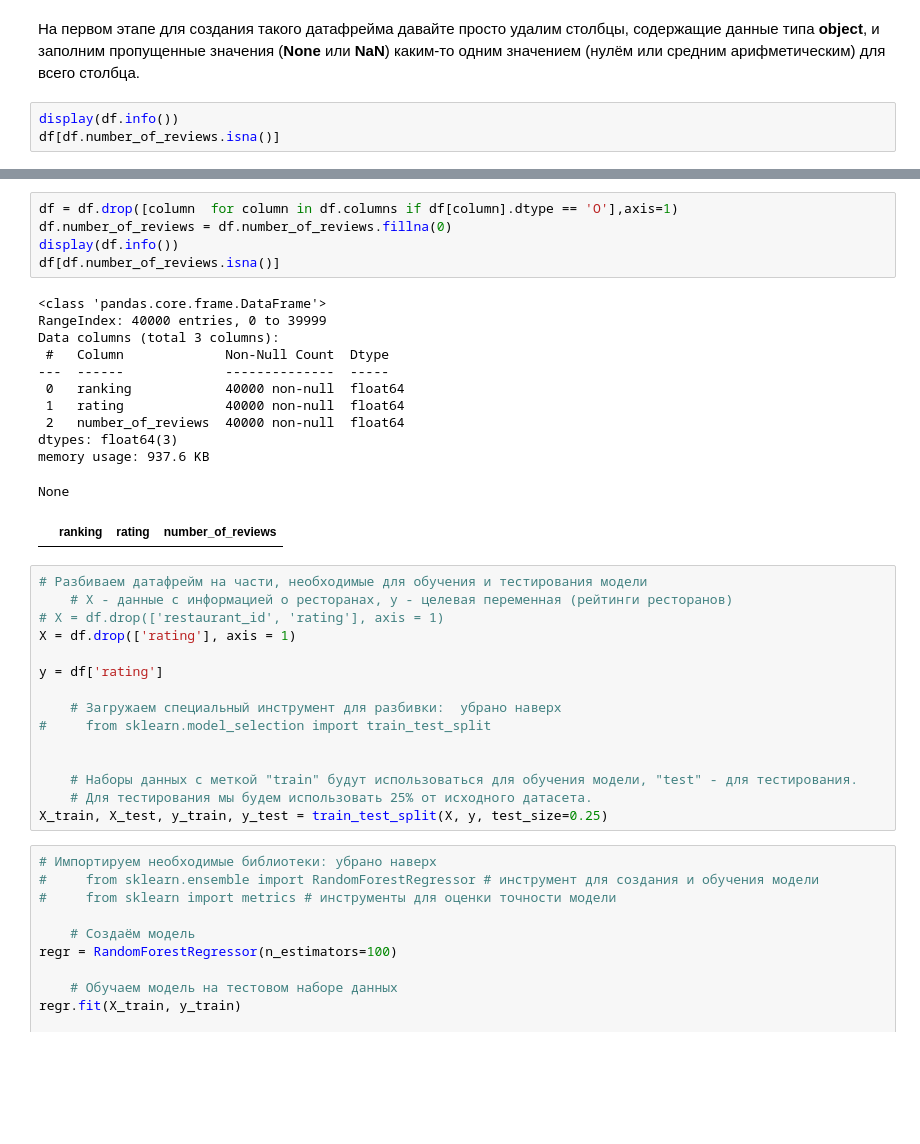
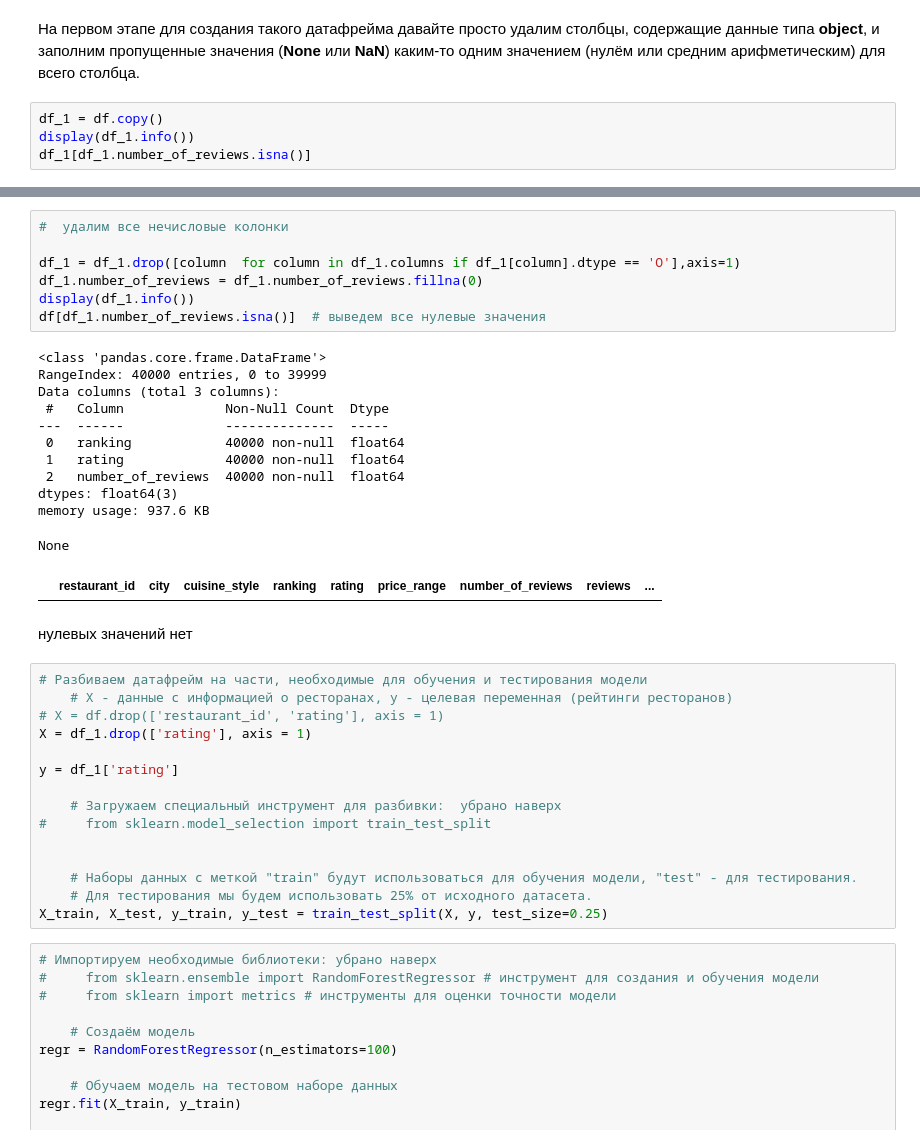
Before and after one commit to Ruslan-Lis/Skill_Factory, a Jupyter notebook: module_3/Project_3_R-Lisin.ipynb, the cells around one changed output, grey strips where cells are left out. Drawn from its saved outputs; the diff is of its cells as text; blank space fills up the shorter version.

```diff
--- a/module_3/Project_3_R-Lisin.ipynb
+++ b/module_3/Project_3_R-Lisin.ipynb
@@ -77,8 +74,9 @@ str
 # %% [markdown]
 На первом этапе для создания такого датафрейма давайте просто удалим столбцы, содержащие данные типа __object__, и заполним пропущенные значения (__None__ или __NaN__) каким-то одним значением (нулём или средним арифметическим) для всего столбца.
 # %%
-display(df.info())
-df[df.number_of_reviews.isna()]
+df_1 = df.copy()
+display(df_1.info())
+df_1[df_1.number_of_reviews.isna()]
 # %% [output]
 <class 'pandas.core.frame.DataFrame'>
 RangeIndex: 40000 entries, 0 to 39999
@@ -107,28 +112,32 @@ None
 # %%
-df = df.drop([column  for column in df.columns if df[column].dtype == 'O'],axis=1)
-df.number_of_reviews = df.number_of_reviews.fillna(0)
-display(df.info())
-df[df.number_of_reviews.isna()]
+#  удалим все нечисловые колонки
+
+df_1 = df_1.drop([column  for column in df_1.columns if df_1[column].dtype == 'O'],axis=1)
+df_1.number_of_reviews = df_1.number_of_reviews.fillna(0)
+display(df_1.info())
+df[df_1.number_of_reviews.isna()]  # выведем все нулевые значения
 # %% [output]
 <class 'pandas.core.frame.DataFrame'>
 RangeIndex: 40000 entries, 0 to 39999
 Data columns (total 3 columns):
  #   Column             Non-Null Count  Dtype
 ---  ------             --------------  -----
  0   ranking            40000 non-null  float64
  1   rating             40000 non-null  float64
  2   number_of_reviews  40000 non-null  float64
 dtypes: float64(3)
 memory usage: 937.6 KB
 None
-|  | ranking | rating | number_of_reviews |
+|  | restaurant_id | city | cuisine_style | ranking | rating | price_range | number_of_reviews | reviews | ... |
+# %% [markdown]
+нулевых значений нет
 # %%
 # Разбиваем датафрейм на части, необходимые для обучения и тестирования модели
     # Х - данные с информацией о ресторанах, у - целевая переменная (рейтинги ресторанов)
 # X = df.drop(['restaurant_id', 'rating'], axis = 1)
-X = df.drop(['rating'], axis = 1)
+X = df_1.drop(['rating'], axis = 1)
 
-y = df['rating']
+y = df_1['rating']
 
     # Загружаем специальный инструмент для разбивки:  убрано наверх
 #     from sklearn.model_selection import train_test_split
```
Also changed, not shown: parts of 32 cells of this notebook.
